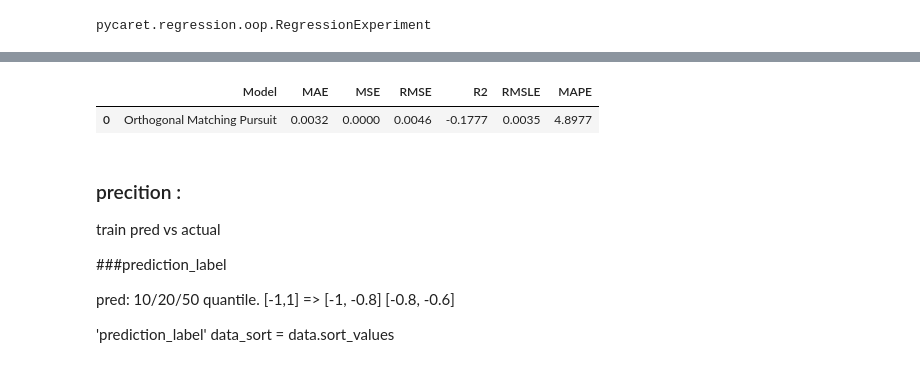
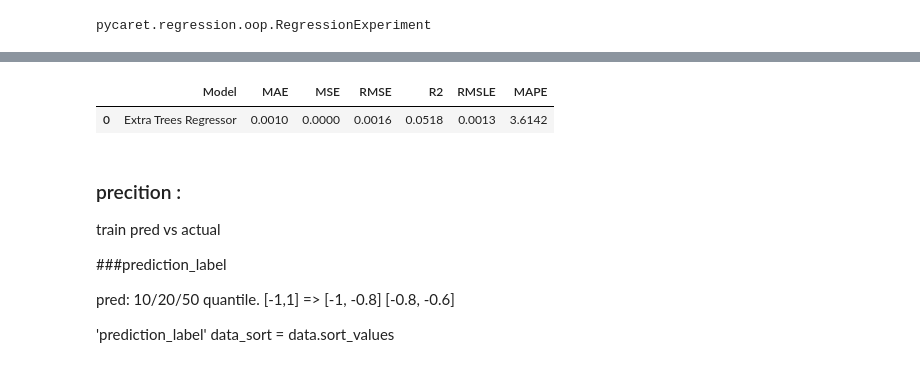
Before and after one commit to Aaron3963/Orient-Securities-2023, a Jupyter notebook: 全因子/train_pycaret.ipynb, the cells around one changed output, grey strips where cells are left out. Drawn from its saved outputs; the diff is of its cells as text; code cells hidden in the pictures.

```diff
--- a/全因子/train_pycaret.ipynb
+++ b/全因子/train_pycaret.ipynb
@@ -5,8 +5,8 @@ import pandas as pd
 
 from pycaret.regression import *
 
-TRAIN_PATH = 'train_withF_Avg_10min.csv'
-TEST_PATH = 'test_withF_Avg_10min.csv'
+TRAIN_PATH = 'train_withF_Avg_1min.csv'
+TEST_PATH = 'test_withF_Avg_1min.csv'
 
 train = pd.read_csv(TRAIN_PATH,index_col='Timestamp')
 test = pd.read_csv(TEST_PATH,index_col='Timestamp')
@@ -96,14 +96,14 @@ OrthogonalMatchingPursuit()
 # %%
 # test = test.drop(['Target_Close_1min'], axis=1)
 predictions = predict_model(best, data = test)
 # predictions = predict_model(best, data = train)
 
 predictions.head()
 
-predictions.to_csv('result_ET_Binary.csv')
+predictions.to_csv('result_ET_1min_Binary.csv')
 # %% [output]
 |  | Model | MAE | MSE | RMSE | R2 | RMSLE | MAPE |
-| 0 | Orthogonal Matching Pursuit | 0.0032 | 0.0000 | 0.0046 | -0.1777 | 0.0035 | 4.8977 |
+| 0 | Extra Trees Regressor | 0.0010 | 0.0000 | 0.0016 | 0.0518 | 0.0013 | 3.6142 |
 # %% [markdown]
 ### precition :
 
```
Also changed, not shown: parts of 4 cells of this notebook, 2 other files.
